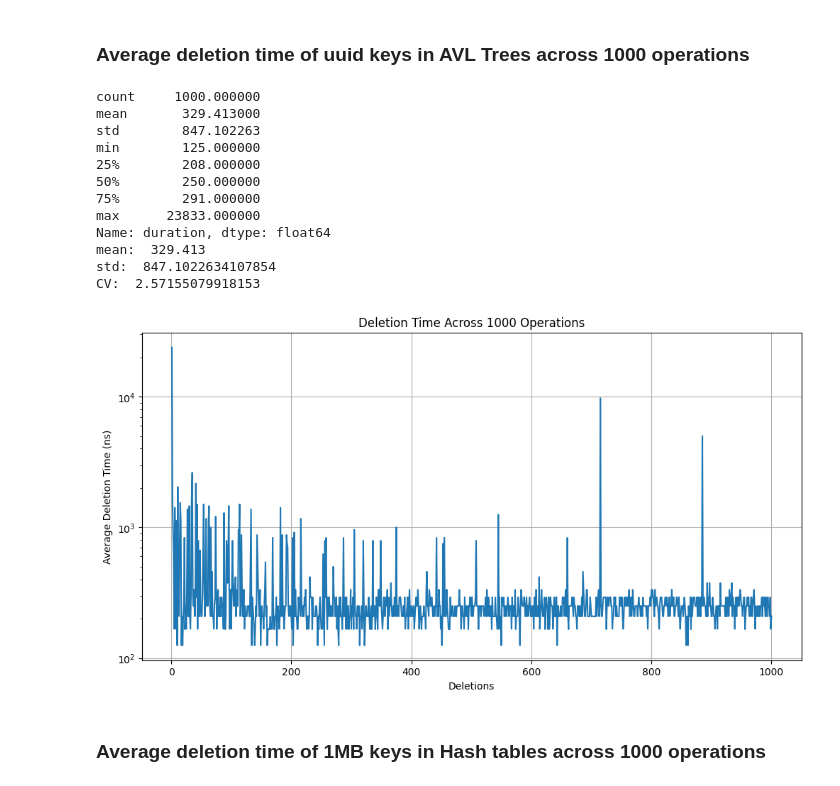
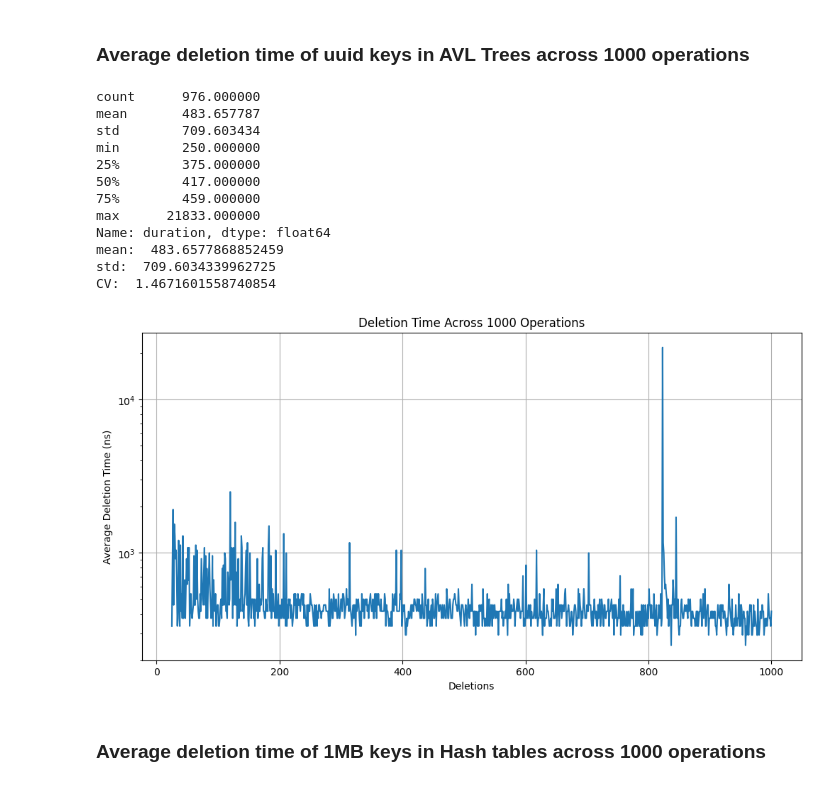
Before and after one commit to rayaan01/switchboard, a Jupyter notebook: jupyter/Analysis.ipynb, the cells around one changed output. Cells and saved outputs as stored; diff of their text form; code cells hidden in the pictures.

```diff
--- a/jupyter/Analysis.ipynb
+++ b/jupyter/Analysis.ipynb
@@ -494,52 +496,54 @@ CV:  1.049218936855848
 # %%
 # Average deletion time of uuid keys across 1000 operations for AVL Trees
 
-averaged_df = pd.read_csv('avl_trees/del/uuid_keys/avl_tree_del_metrics_1k_test10.csv')
+# averaged_df = pd.read_csv('avl_trees/del/uuid_keys/avl_tree_del_metrics_1k_test10.csv')
+
+averaged_df = pd.read_csv('avl_trees/del/benchmark-del.csv')
 
 print(averaged_df['duration'].describe())
 
 mean_duration = averaged_df['duration'].mean()
 std_duration = averaged_df['duration'].std()
 
 coeff_var = std_duration / mean_duration
 
 print('mean: ', mean_duration)
 print('std: ', std_duration)
 print('CV: ', coeff_var)
 
 plt.figure(figsize=(12, 6))
 sns.lineplot(x='index', y='duration', data=averaged_df)
 plt.title('Deletion Time Across 1000 Operations')
 plt.xlabel('Deletions')
 plt.ylabel('Average Deletion Time (ns)')
 plt.yscale('log')
 plt.grid(True)
 # plt.savefig('avl_trees/del/uuid_keys/avl_tree_average_del_metrics_1k_lineplot.png', bbox_inches='tight')
 plt.show()
 
 # plt.figure(figsize=(10, 6))
 # sns.histplot(averaged_df['duration'], bins=40, kde=True, color='g', log_scale=True)
 # plt.title('Distribution of Average Deletion Times')
 # plt.xlabel('Deletion Time (ns)')
 # plt.ylabel('Frequency')
 # plt.grid(True, which="both", ls="--")
 # plt.tight_layout()
 # plt.savefig('avl_trees/del/uuid_keys/avl_tree_average_del_metrics_1k_histogram.png', bbox_inches='tight')
 # plt.show()
 # %% [output]
-count     1000.000000
-mean       329.413000
-std        847.102263
-min        125.000000
-25%        208.000000
-50%        250.000000
-75%        291.000000
-max      23833.000000
+count      976.000000
+mean       483.657787
+std        709.603434
+min        250.000000
+25%        375.000000
+50%        417.000000
+75%        459.000000
+max      21833.000000
 Name: duration, dtype: float64
-mean:  329.413
-std:  847.1022634107854
-CV:  2.57155079918153
+mean:  483.6577868852459
+std:  709.6034339962725
+CV:  1.4671601558740854
-[figure, old version]
+[figure, new version]
 # %% [markdown]
 ### Average deletion time of 1MB keys in Hash tables across 1000 operations
 # %%
```
Also changed, not shown: parts of 1 cell of this notebook, 1 other file.
